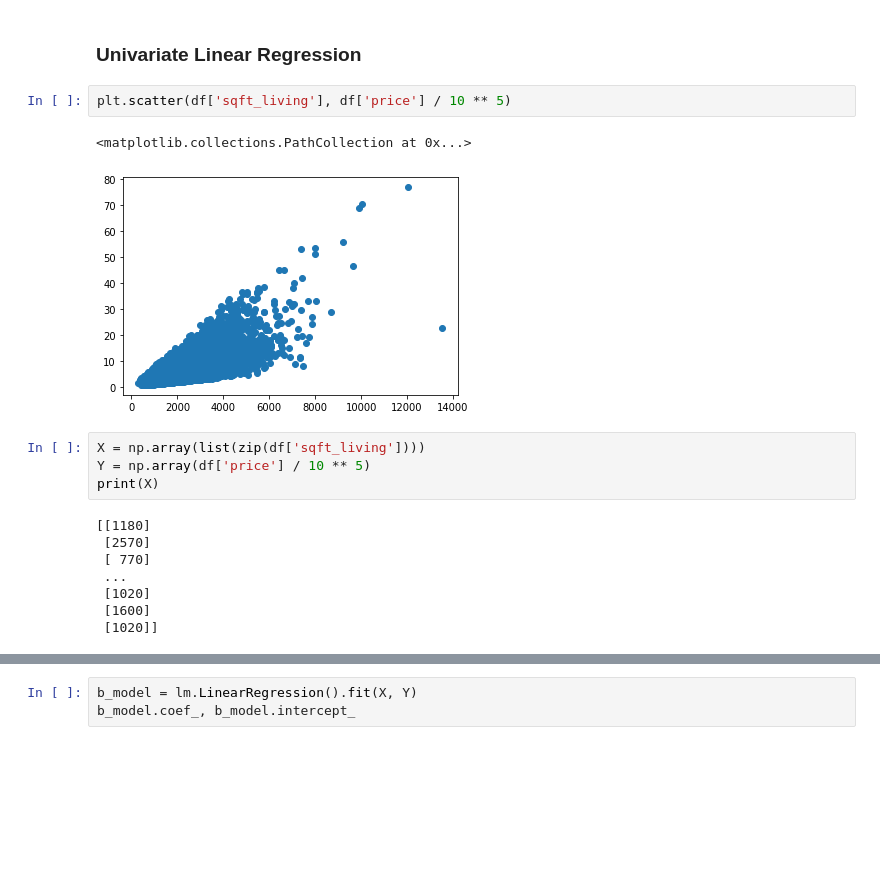
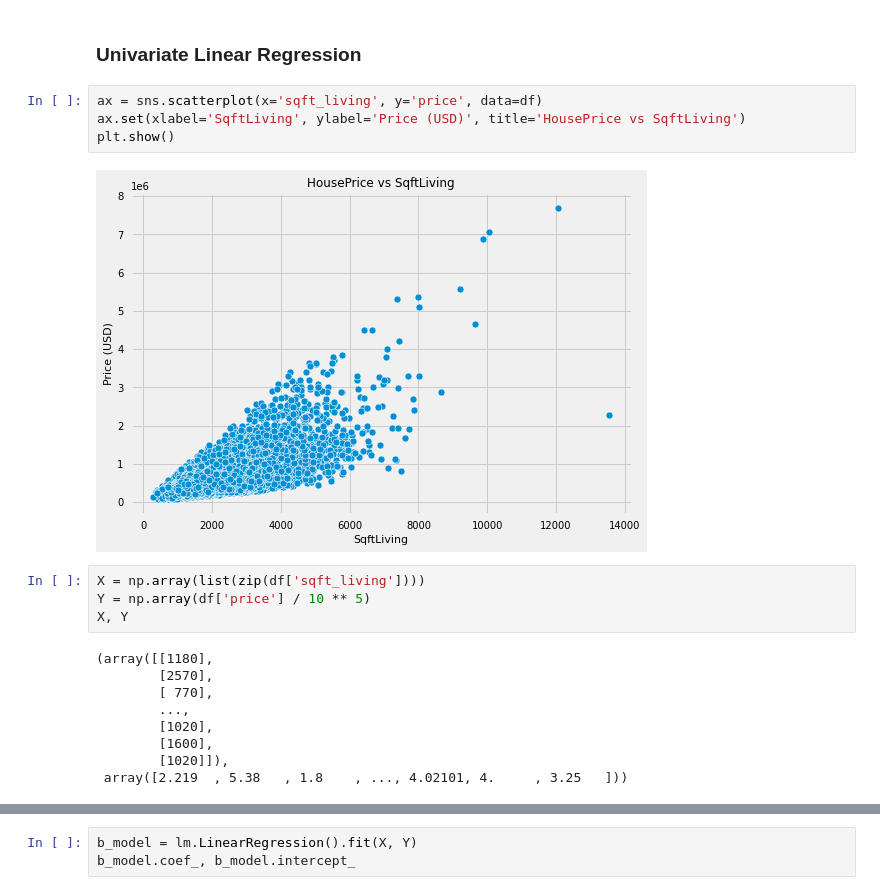
Before and after one commit to SRI-PRIYAN/MachineLearning, a Jupyter notebook: LinearRegression/LinearRegression.ipynb, the cells around one changed output, grey strips where cells are left out. Drawn from its saved outputs; the diff is of its cells as text; blank space fills up the shorter version.

```diff
--- a/LinearRegression/LinearRegression.ipynb
+++ b/LinearRegression/LinearRegression.ipynb
@@ -84,21 +137,23 @@ df
 21613 rows × 21 columns
 # %% [markdown]
 ### Univariate Linear Regression
+# %%
+ax = sns.scatterplot(x='sqft_living', y='price', data=df)
+ax.set(xlabel='SqftLiving', ylabel='Price (USD)', title='HousePrice vs SqftLiving')
+plt.show()
+# %% [output]
+[figure, added]
 # %%
-plt.scatter(df['sqft_living'], df['price'] / 10 ** 5)
+X = np.array(list(zip(df['sqft_living'])))
+Y = np.array(df['price'] / 10 ** 5)
+X, Y
 # %% [output]
-<matplotlib.collections.PathCollection at 0x...>
+(array([[1180],
+        [2570],
+        [ 770],
+        ...,
+        [1020],
+        [1600],
+        [1020]]),
+ array([2.219  , 5.38   , 1.8    , ..., 4.02101, 4.     , 3.25   ]))
-[figure, removed]
-# %%
-X = np.array(list(zip(df['sqft_living'])))
-Y = np.array(df['price'] / 10 ** 5)
-print(X)
-# %% [output]
-[[1180]
- [2570]
- [ 770]
- ...
- [1020]
- [1600]
- [1020]]
 # %%
```
Also changed, not shown: parts of 25 cells of this notebook.
